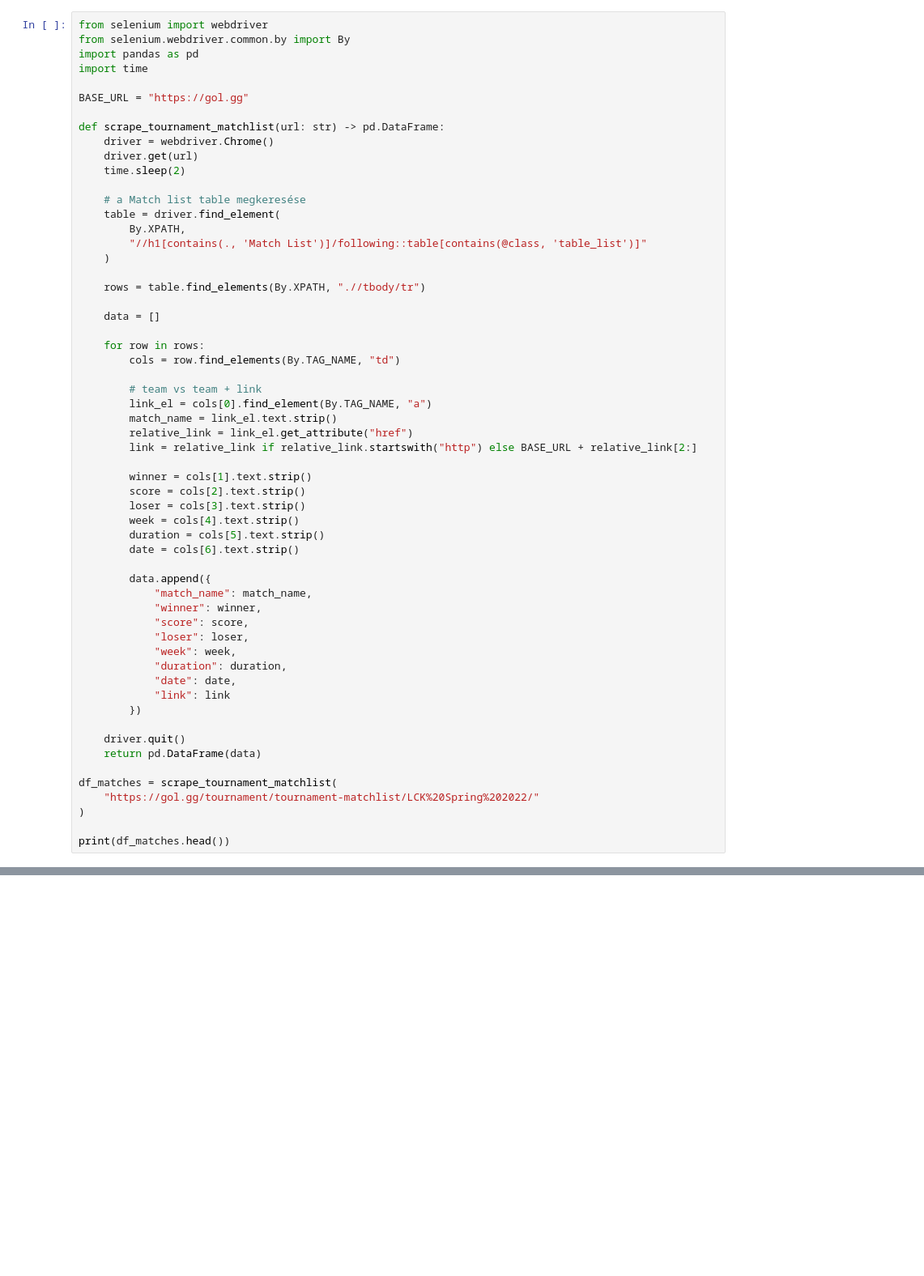
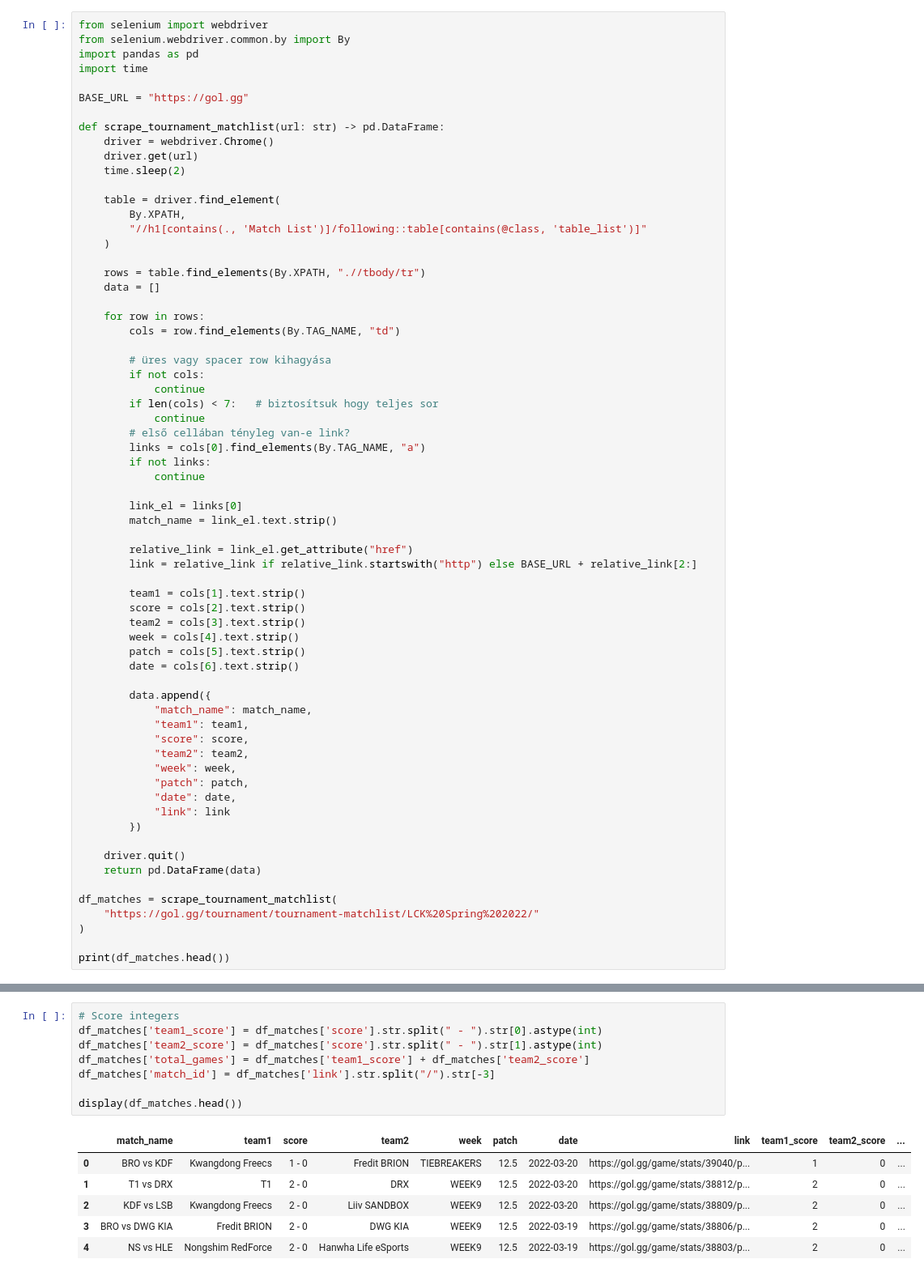
Before and after one commit to Admex666/TSDP, a Jupyter notebook: TipForge/esport-lol/lol_test.ipynb, the cells around one changed output, grey strips where cells are left out. Shown at 81% size. Cells and saved outputs as stored; diff of their text form; blank space fills up the shorter version.

Commit message:
gol game scrape

```diff
--- a/TipForge/esport-lol/lol_test.ipynb
+++ b/TipForge/esport-lol/lol_test.ipynb
@@ -144,39 +144,47 @@ def scrape_tournament_matchlist(url: str) -> pd.DataFrame:
     driver.get(url)
     time.sleep(2)
 
-    # a Match list table megkeresése
     table = driver.find_element(
         By.XPATH,
         "//h1[contains(., 'Match List')]/following::table[contains(@class, 'table_list')]"
     )
 
     rows = table.find_elements(By.XPATH, ".//tbody/tr")
-
     data = []
 
     for row in rows:
         cols = row.find_elements(By.TAG_NAME, "td")
 
-        # team vs team + link
-        link_el = cols[0].find_element(By.TAG_NAME, "a")
+        # üres vagy spacer row kihagyása
+        if not cols:
+            continue
+        if len(cols) < 7:   # biztosítsuk hogy teljes sor
+            continue
+        # első cellában tényleg van-e link?
+        links = cols[0].find_elements(By.TAG_NAME, "a")
+        if not links:
+            continue
+
+        link_el = links[0]
         match_name = link_el.text.strip()
+
         relative_link = link_el.get_attribute("href")
         link = relative_link if relative_link.startswith("http") else BASE_URL + relative_link[2:]
 
-        winner = cols[1].text.strip()
+        team1 = cols[1].text.strip()
         score = cols[2].text.strip()
-        loser = cols[3].text.strip()
+        team2 = cols[3].text.strip()
         week = cols[4].text.strip()
-        duration = cols[5].text.strip()
+        patch = cols[5].text.strip()
         date = cols[6].text.strip()
 
         data.append({
             "match_name": match_name,
-            "winner": winner,
+            "team1": team1,
             "score": score,
-            "loser": loser,
+            "team2": team2,
             "week": week,
-            "duration": duration,
+            "patch": patch,
             "date": date,
             "link": link
         })
@@ -196,0 +214,15 @@ Stacktrace:
+# %%
+# Score integers
+df_matches['team1_score'] = df_matches['score'].str.split(" - ").str[0].astype(int)
+df_matches['team2_score'] = df_matches['score'].str.split(" - ").str[1].astype(int)
+df_matches['total_games'] = df_matches['team1_score'] + df_matches['team2_score']
+df_matches['match_id'] = df_matches['link'].str.split("/").str[-3]
+
+display(df_matches.head())
+# %% [output]
+|  | match_name | team1 | score | team2 | week | patch | date | link | team1_score | team2_score | ... |
+| 0 | BRO vs KDF | Kwangdong Freecs | 1 - 0 | Fredit BRION | TIEBREAKERS | 12.5 | 2022-03-20 | https://gol.gg/game/stats/39040/p... | 1 | 0 | ... |
+| 1 | T1 vs DRX | T1 | 2 - 0 | DRX | WEEK9 | 12.5 | 2022-03-20 | https://gol.gg/game/stats/38812/p... | 2 | 0 | ... |
+| 2 | KDF vs LSB | Kwangdong Freecs | 2 - 0 | Liiv SANDBOX | WEEK9 | 12.5 | 2022-03-20 | https://gol.gg/game/stats/38809/p... | 2 | 0 | ... |
+| 3 | BRO vs DWG KIA | Fredit BRION | 2 - 0 | DWG KIA | WEEK9 | 12.5 | 2022-03-19 | https://gol.gg/game/stats/38806/p... | 2 | 0 | ... |
+| 4 | NS vs HLE | Nongshim RedForce | 2 - 0 | Hanwha Life eSports | WEEK9 | 12.5 | 2022-03-19 | https://gol.gg/game/stats/38803/p... | 2 | 0 | ... |
```
Also changed, not shown: parts of 3 cells of this notebook.
